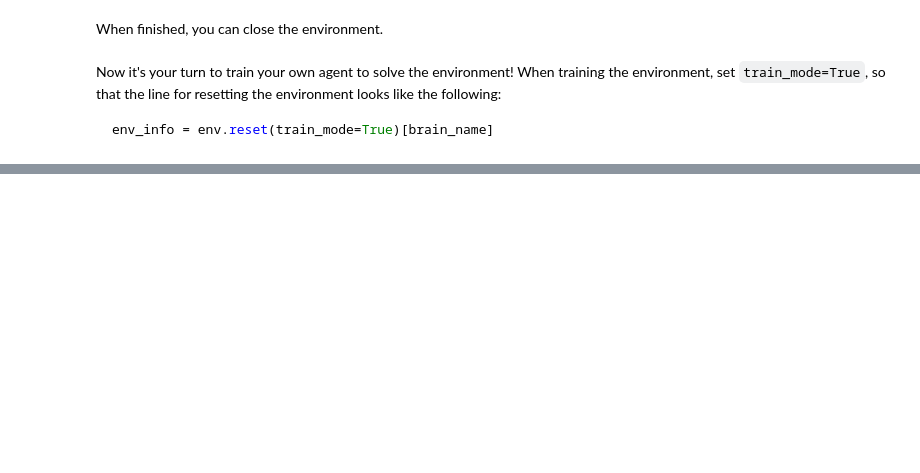
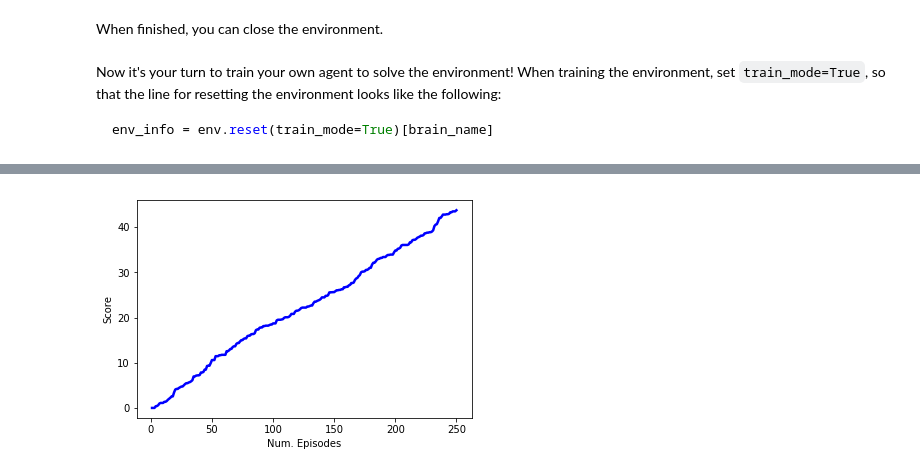
Before and after one commit to salimoha/DRL_continuous_control, a Jupyter notebook: Continuous_Control_RyanALimo.ipynb, the cells around one changed output, grey strips where cells are left out. Drawn from its saved outputs; the diff is of its cells as text; code cells hidden in the pictures; blank space fills up the shorter version.

```diff
--- a/Continuous_Control_RyanALimo.ipynb
+++ b/Continuous_Control_RyanALimo.ipynb
@@ -219,0 +318,8 @@ UnityEnvironmentException: No Unity environment is loaded.
+# %%
+t = np.arange(1,len(scores)+1)
+plt.plot(t, scores, color="blue", linewidth=2.5, linestyle="-")
+plt.xlabel('Num. Episodes')
+plt.ylabel('Score')
+plt.savefig("scores_vs_episodes_linear.png", dpi=72)
+# %% [output]
+[figure, added]
```
Also changed, not shown: parts of 11 cells of this notebook, 2 other files.
